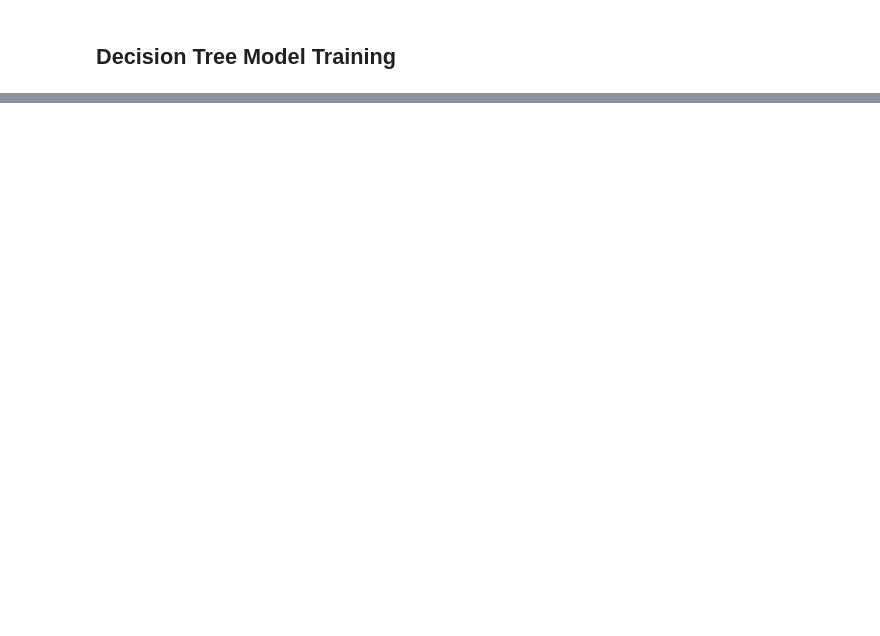
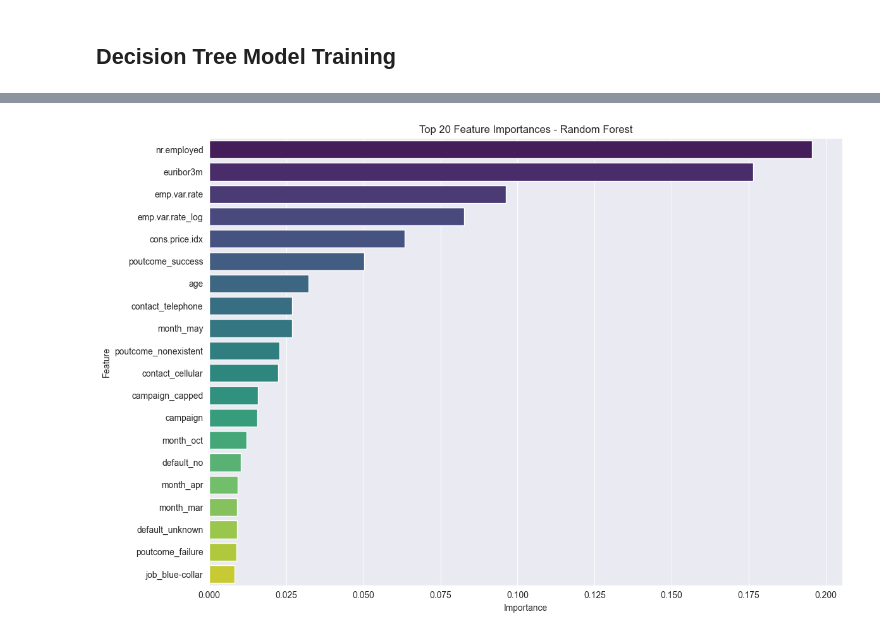
Before and after one commit to Reserford1991/bank-marketing-dataset-project, a Jupyter notebook: jupiter-notebooks/solution.ipynb, the cells around one changed output, grey strips where cells are left out. Cells and saved outputs as stored; diff of their text form; code cells hidden in the pictures; blank space fills up the shorter version.

```diff
--- a/jupiter-notebooks/solution.ipynb
+++ b/jupiter-notebooks/solution.ipynb
@@ -854,0 +1195,27 @@ Mean Accuracy: 0.30
+# %%
+import pandas as pd
+import matplotlib.pyplot as plt
+import seaborn as sns
+
+# Get feature importances from the trained model
+importances = best_model_random_forest.feature_importances_
+
+# Create a DataFrame to hold feature names and their importance
+feature_importance_df = pd.DataFrame({
+    'Feature': X_train_rand_forest.columns,
+    'Importance': importances
+})
+
+# Sort by importance
+feature_importance_df = feature_importance_df.sort_values(by='Importance', ascending=False)
+
+# Display top 20 features
+feature_importance_df.head(20)
+
+plt.figure(figsize=(12, 8))
+sns.barplot(data=feature_importance_df.head(20), x='Importance', y='Feature', palette='viridis')
+plt.title('Top 20 Feature Importances - Random Forest')
+plt.tight_layout()
+plt.show()
+# %% [output]
+[figure, added]
```
Also changed, not shown: parts of 22 cells of this notebook, 1 other file.
